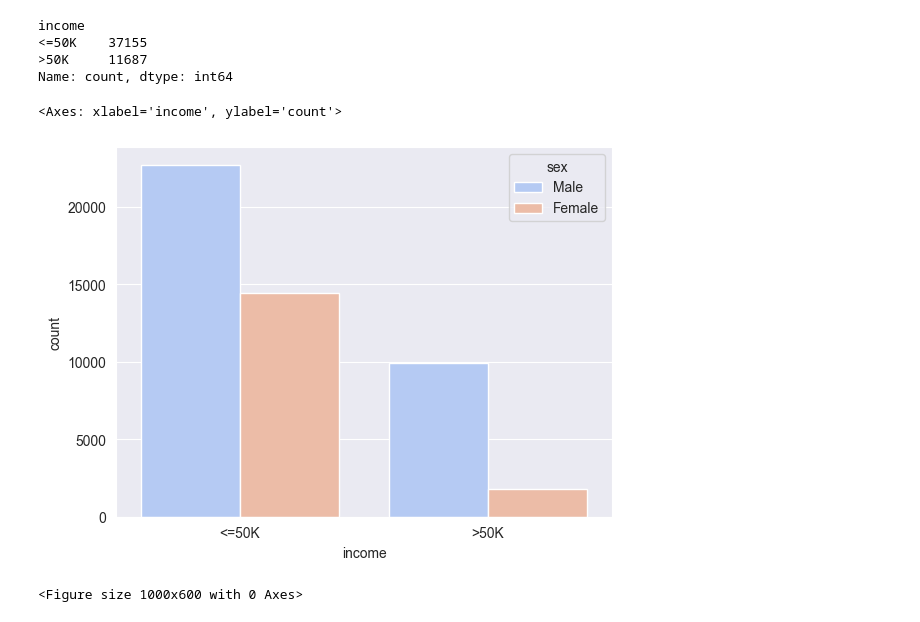
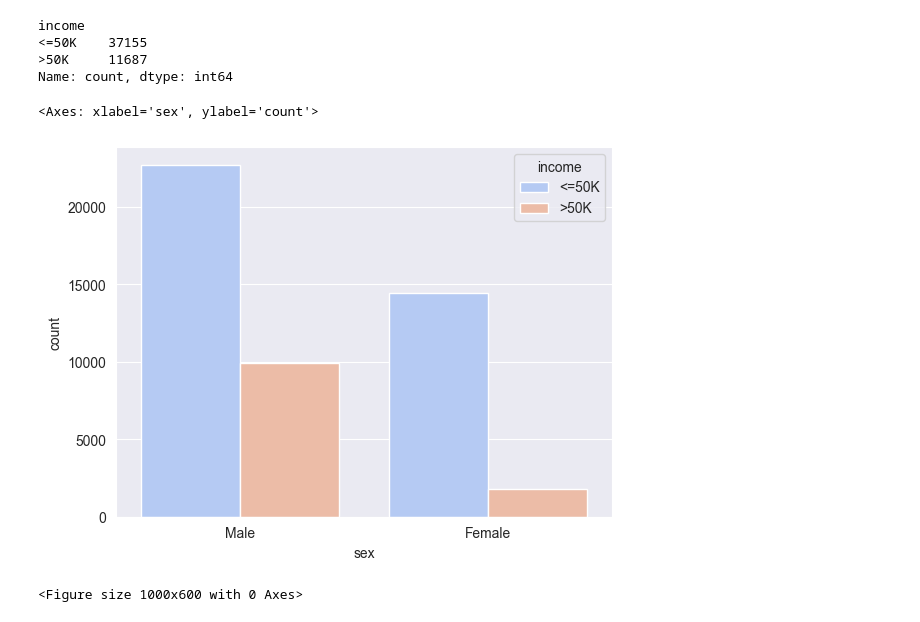
Before and after one commit to peirispraveen/Census_Income_NaiveBayes_RandomForest, a Jupyter notebook: census-income.ipynb, the cells around one changed output. Saved outputs shown, nothing was run; the diff lists cells and outputs as text; code cells hidden in the pictures.

```diff
--- a/census-income.ipynb
+++ b/census-income.ipynb
@@ -162,10 +162,10 @@ income
 >50K     11687
 Name: count, dtype: int64
 # %%
-sns.countplot(x='income', data=df, hue='sex', palette='coolwarm')
+sns.countplot(x='sex', data=df, hue='income', palette='coolwarm')
 # %% [output]
-<Axes: xlabel='income', ylabel='count'>
+<Axes: xlabel='sex', ylabel='count'>
-[figure, old version]
+[figure, new version]
 # %%
 import seaborn as sns
 import matplotlib.pyplot as plt
```
Also changed, not shown: parts of 15 cells of this notebook.
